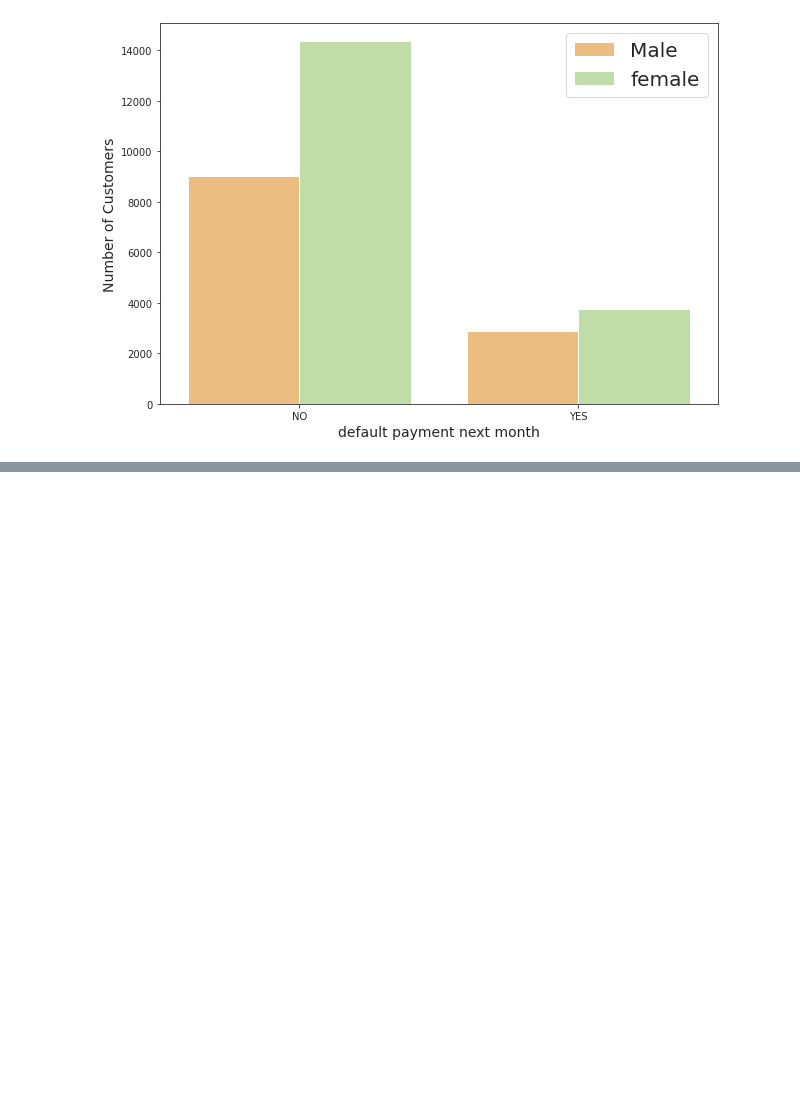
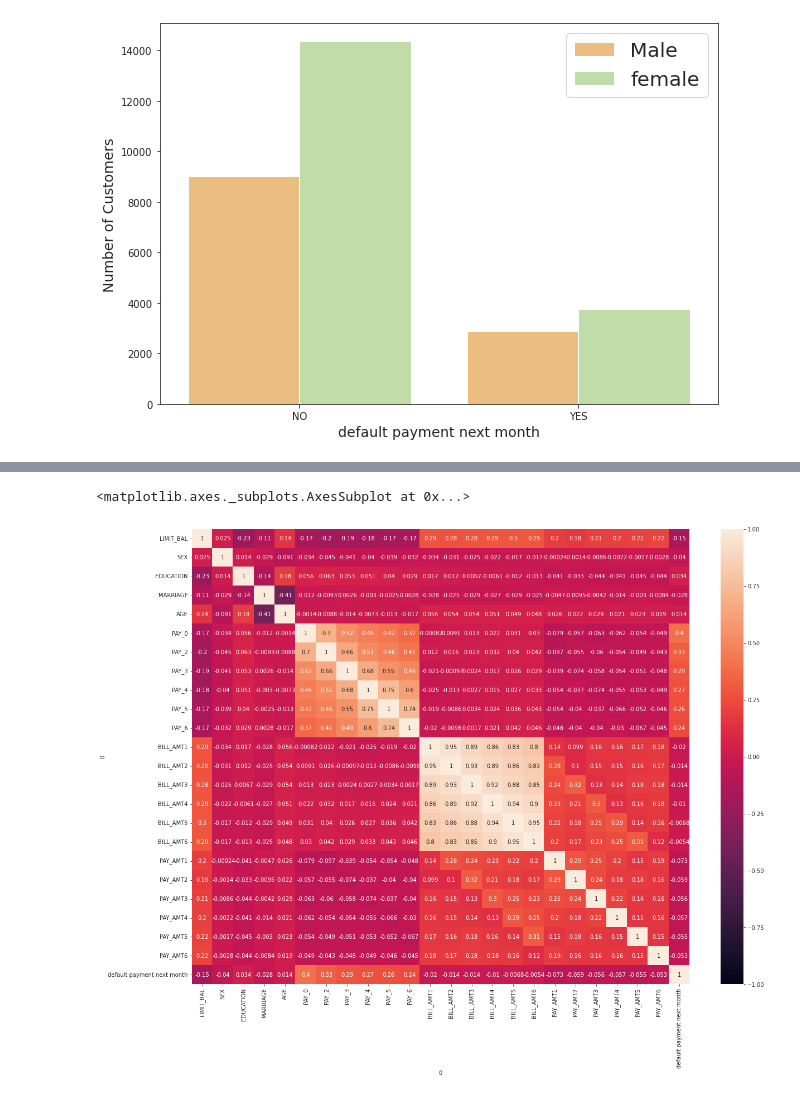
Before and after one commit to jerry14771/Default-of-credit-card-clients, a Jupyter notebook: Default_of_credit_card_clients_Capstone_Project_Notebook_ipynb.ipynb, the cells around one changed output, grey strips where cells are left out. Drawn from its saved outputs; the diff is of its cells as text; code cells hidden in the pictures; blank space fills up the shorter version.

```diff
--- a/Default_of_credit_card_clients_Capstone_Project_Notebook_ipynb.ipynb
+++ b/Default_of_credit_card_clients_Capstone_Project_Notebook_ipynb.ipynb
@@ -222,0 +269,10 @@ plt.legend(['Male','female'],prop={'size':20})
+# %%
+df.drop('ID', axis=1, inplace=True) #Dropping ID
+# %%
+list_of_columns=['PAY_0', 'PAY_2','PAY_3', 'PAY_4', 'PAY_5', 'PAY_6']
+for i in list_of_columns:
+  df[i]=df[i].apply(lambda x: 0 if x<0 else x)
+# %%
+df['MARRIAGE'] = df['MARRIAGE'].apply(lambda x: 3 if x==0 else x)
+# %%
+df['EDUCATION'] = df['EDUCATION'].apply(lambda x: 4 if x!=1 and x!=2 and x!=3 else x)
@@ -222,0 +302,6 @@ plt.legend(['Male','female'],prop={'size':20})
+# %%
+plt.figure(figsize=(20,15))
+sns.heatmap(df.corr(),annot=True, vmin=-1.0)
+# %% [output]
+<matplotlib.axes._subplots.AxesSubplot at 0x...>
+[figure, added]
```
Also changed, not shown: parts of 37 cells of this notebook.
